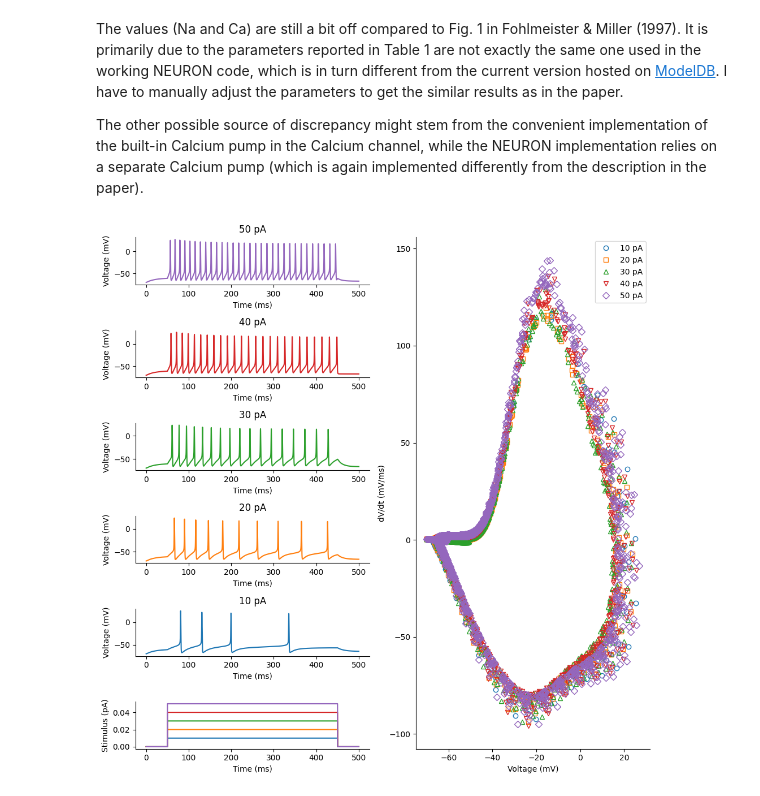
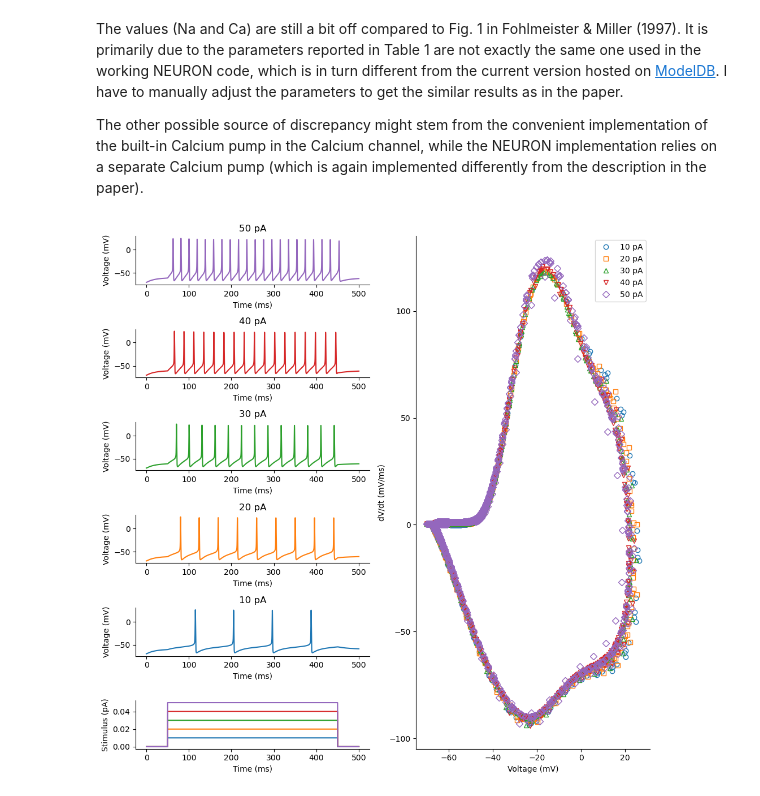
Before and after one commit to jaxleyverse/jaxley-mech, a Jupyter notebook: notebooks/channels/fm97.ipynb, the cells around one changed output. Cells and saved outputs as stored; diff of their text form; code cells hidden in the pictures.

```diff
--- a/notebooks/channels/fm97.ipynb
+++ b/notebooks/channels/fm97.ipynb
@@ -129,8 +129,8 @@ params = {
 
     # global
     # To match the figure in the paper, compartment size should be smaller than 5 um
-    "length": 5.,
-    "radius": 5/2,
+    "length": 3.,
+    "radius": 3/2,
     "vK": -75,
 }
 
@@ -255,8 +262,8 @@ params = {
     "CaCon_i": 0.0001,
 
     # global
-    "length": 25.,
-    "radius": 25/2,
+    "length": 35.,
+    "radius": 35/2,
     "vK": -75,
 }
 
@@ -280,34 +287,34 @@ for j, i_amp in enumerate([0.01, 0.02, 0.03, 0.04, 0.05]):
     current = jx.step_current(i_delay, i_dur, i_amp, dt, t_max, i_offset=i_offset)
     cell.stimulate(current)
     cell.record()
 
     # run the model
     s = jx.integrate(cell, delta_t=dt)
 
     _ = ax[mappings[j]].plot(time_vec, s.T[:-1], label=f"{int(i_amp*1000)} pA", color=f"C{j}")
     _ = ax[mappings[j]].set_xlabel("Time (ms)")
     _ = ax[mappings[j]].set_ylabel("Voltage (mV)")
     _ = ax[mappings[j]].set_title(f"{int(i_amp*1000)} pA")
     _ = ax[mappings[j]].spines["top"].set_visible(False)
     _ = ax[mappings[j]].spines["right"].set_visible(False)
 
     _ = ax["F"].plot(time_vec, current, label=f"{int(i_amp*1000)} pA")
     _ = ax["F"].set_xlabel("Time (ms)")
     _ = ax["F"].set_ylabel("Stimulus (pA)")
     _ = ax["F"].spines["top"].set_visible(False)
     _ = ax["F"].spines["right"].set_visible(False)
 
     dvdt = jnp.diff(s.T.flatten()) / dt
     _ = ax["G"].plot(s.T.flatten()[:-1], dvdt, marker=markers[j], markerfacecolor='None', linestyle='None', label=f"{int(i_amp*1000)} pA", color=f"C{j}")
     _ = ax["G"].set_xlabel("Voltage (mV)")
     _ = ax["G"].set_ylabel("dV/dt (mV/ms)")
     _ = ax["G"].spines["top"].set_visible(False)
     _ = ax["G"].spines["right"].set_visible(False)
 
 ax["G"].legend()
 fig.tight_layout()
 # %% [output]
-[figure, old version]
+[figure, new version]
 # %%
 %load_ext watermark
 %watermark --time --date --timezone --updated --python --iversions --watermark -p jaxley_mech
```
Also changed, not shown: parts of 3 cells of this notebook.
